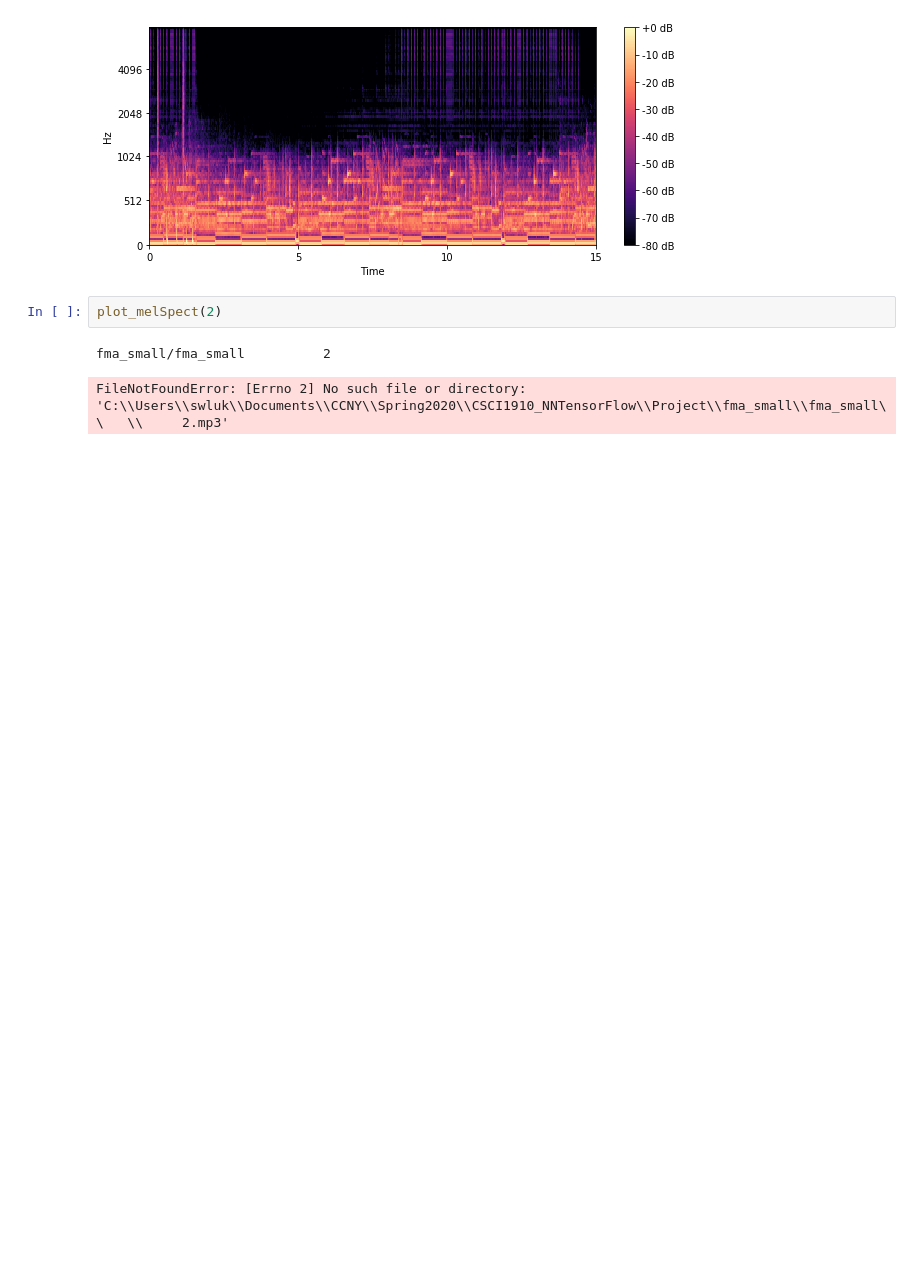
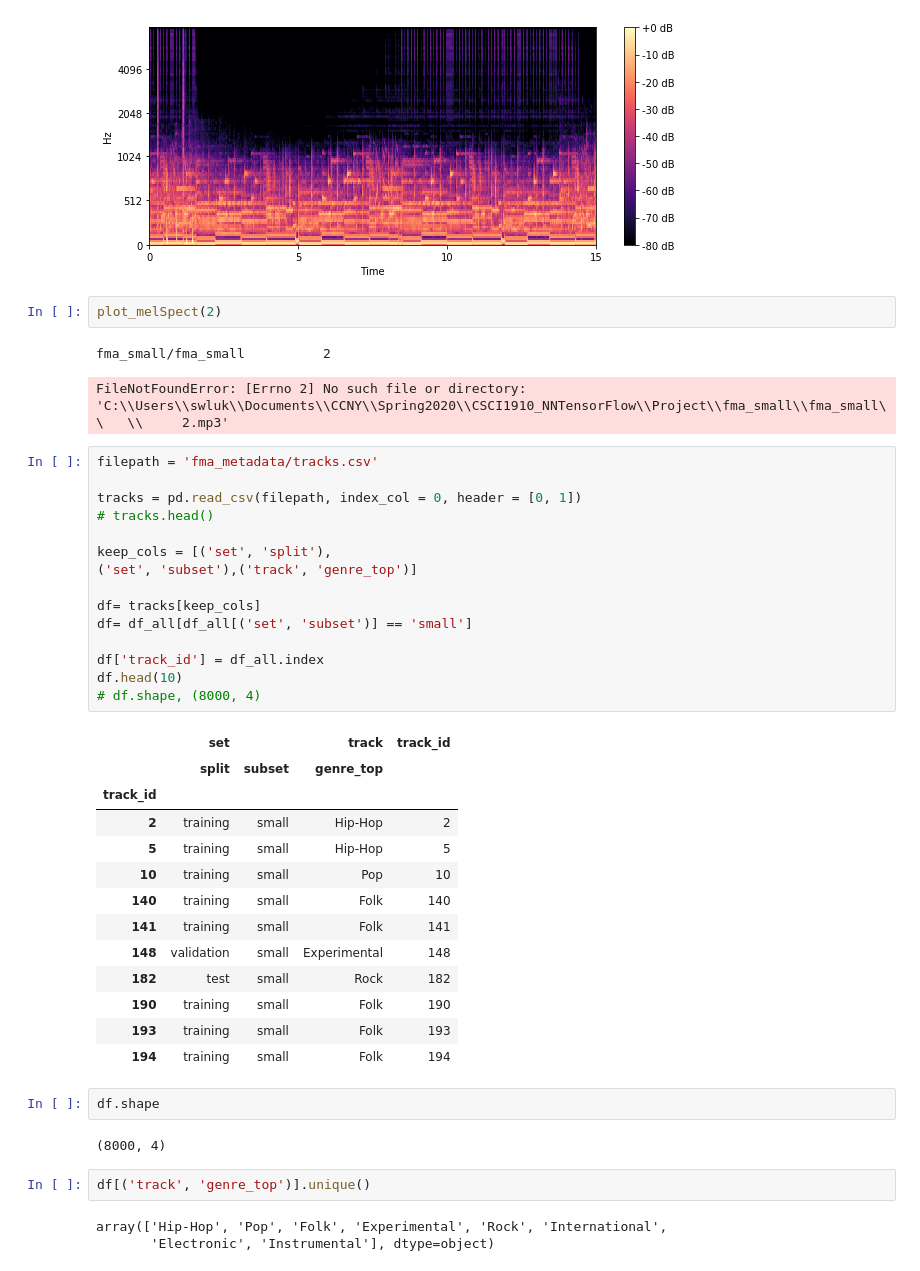
Before and after one commit to kikwon/fma_project, a Jupyter notebook: get_pickles.ipynb, the cells around one changed output. Saved outputs shown, nothing was run; the diff lists cells and outputs as text; blank space fills up the shorter version.

```diff
--- a/get_pickles.ipynb
+++ b/get_pickles.ipynb
@@ -128,3 +128,41 @@ plot_melSpect(2)
 # %% [output]
 fma_small/fma_small          2
 FileNotFoundError: [Errno 2] No such file or directory: 'C:\\Users\\swluk\\Documents\\CCNY\\Spring2020\\CSCI1910_NNTensorFlow\\Project\\fma_small\\fma_small\\   \\     2.mp3'
+# %%
+filepath = 'fma_metadata/tracks.csv'
+
+tracks = pd.read_csv(filepath, index_col = 0, header = [0, 1])
+# tracks.head()
+
+keep_cols = [('set', 'split'),
+('set', 'subset'),('track', 'genre_top')]
+
+df= tracks[keep_cols]
+df= df_all[df_all[('set', 'subset')] == 'small']
+
+df['track_id'] = df_all.index
+df.head(10)
+# df.shape, (8000, 4)
+# %% [output]
+|  | set |  | track | track_id |
+|  | split | subset | genre_top |  |
+| track_id |  |  |  |  |
+| 2 | training | small | Hip-Hop | 2 |
+| 5 | training | small | Hip-Hop | 5 |
+| 10 | training | small | Pop | 10 |
+| 140 | training | small | Folk | 140 |
+| 141 | training | small | Folk | 141 |
+| 148 | validation | small | Experimental | 148 |
+| 182 | test | small | Rock | 182 |
+| 190 | training | small | Folk | 190 |
+| 193 | training | small | Folk | 193 |
+| 194 | training | small | Folk | 194 |
+# %%
+df.shape
+# %% [output]
+(8000, 4)
+# %%
+df[('track', 'genre_top')].unique()
+# %% [output]
+array(['Hip-Hop', 'Pop', 'Folk', 'Experimental', 'Rock', 'International',
+       'Electronic', 'Instrumental'], dtype=object)
```
Also changed, not shown: parts of 2 cells of this notebook.
